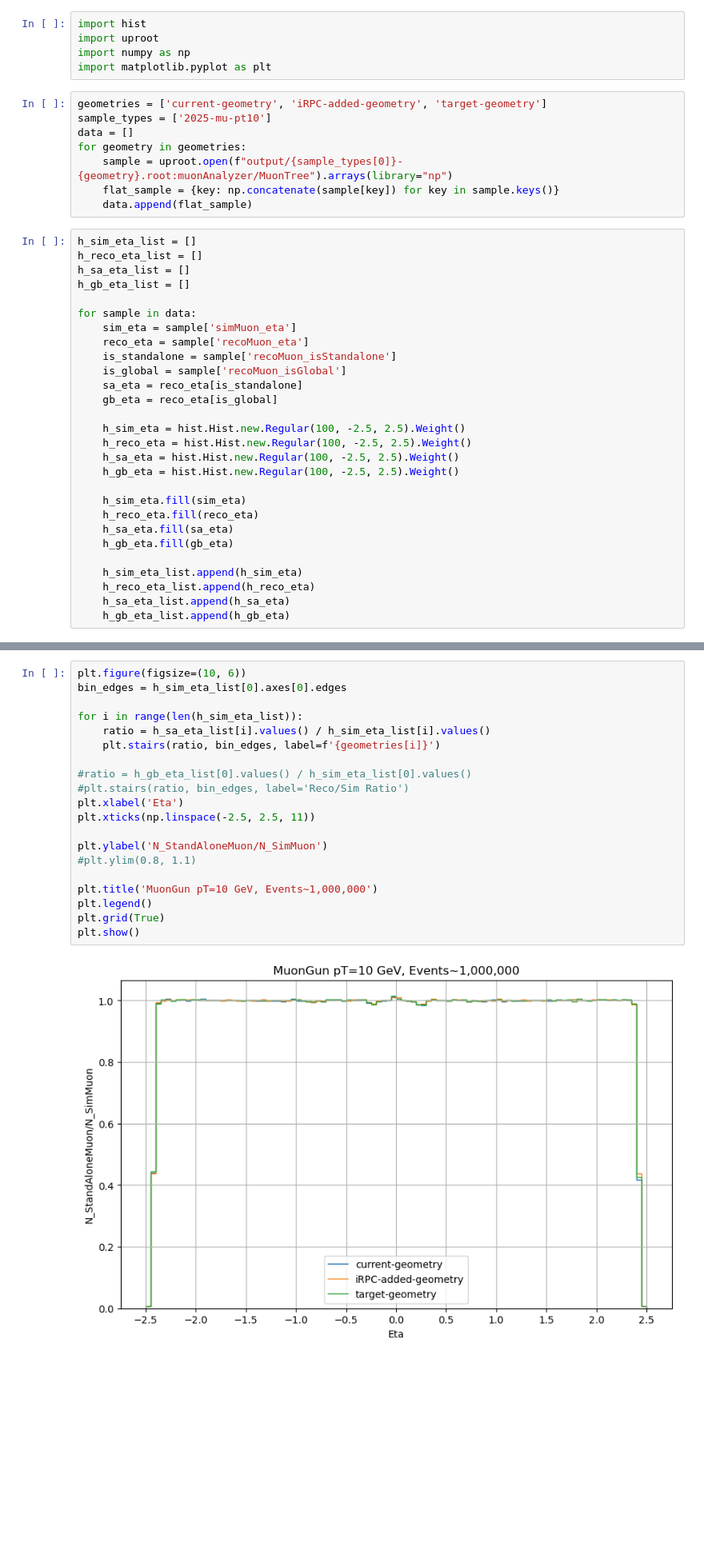
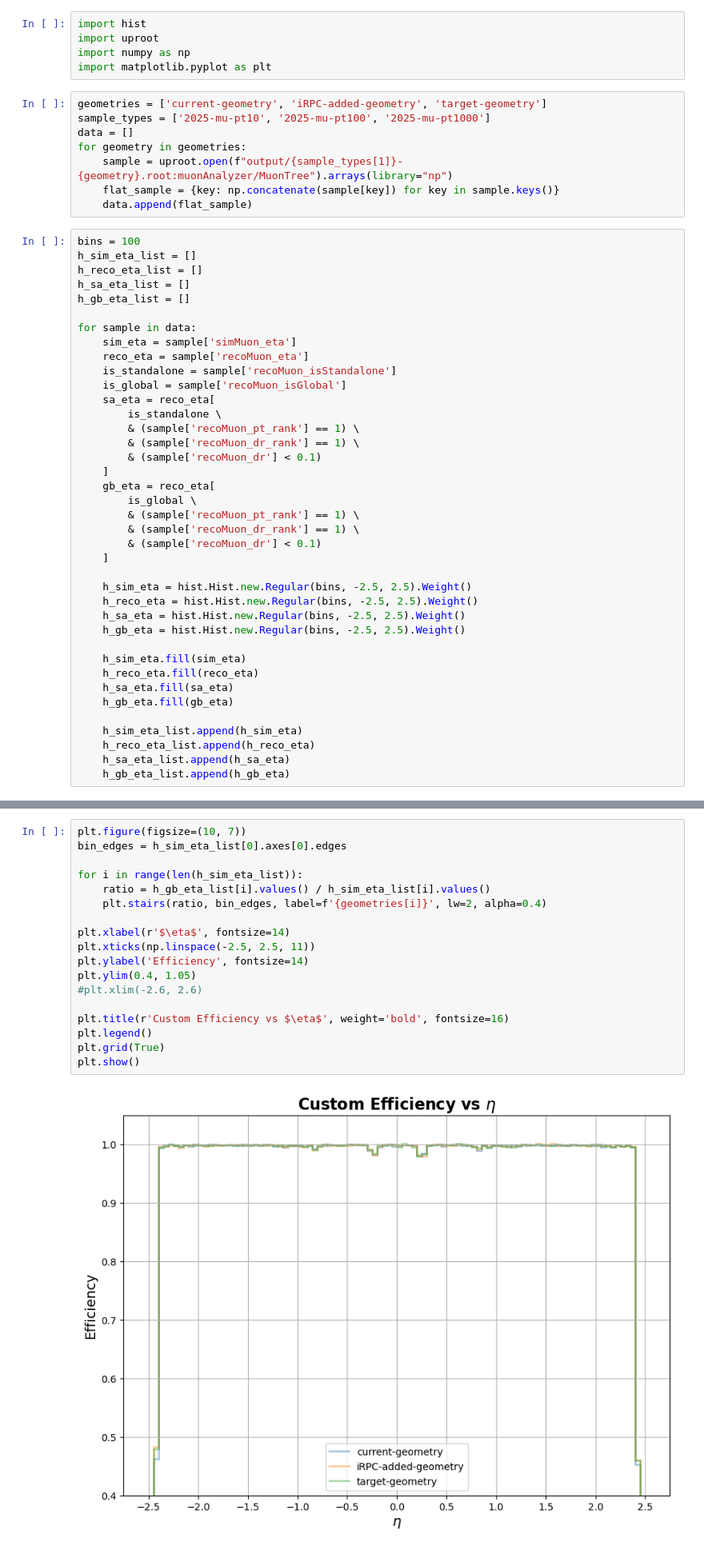
Before and after one commit to eigen1907/batch-condor, a Jupyter notebook: ui20/rpc-geom/muon-counting/plotting.ipynb, the cells around one changed output, grey strips where cells are left out. Shown: that part at 80% size. Cells and saved outputs as stored; diff of their text form; blank space fills up the shorter version.

```diff
--- a/ui20/rpc-geom/muon-counting/plotting.ipynb
+++ b/ui20/rpc-geom/muon-counting/plotting.ipynb
@@ -5,13 +5,14 @@ import numpy as np
 import matplotlib.pyplot as plt
 # %%
 geometries = ['current-geometry', 'iRPC-added-geometry', 'target-geometry']
-sample_types = ['2025-mu-pt10']
+sample_types = ['2025-mu-pt10', '2025-mu-pt100', '2025-mu-pt1000']
 data = []
 for geometry in geometries:
-    sample = uproot.open(f"output/{sample_types[0]}-{geometry}.root:muonAnalyzer/MuonTree").arrays(library="np")
+    sample = uproot.open(f"output/{sample_types[1]}-{geometry}.root:muonAnalyzer/MuonTree").arrays(library="np")
     flat_sample = {key: np.concatenate(sample[key]) for key in sample.keys()}
     data.append(flat_sample)
 # %%
+bins = 100
 h_sim_eta_list = []
 h_reco_eta_list = []
 h_sa_eta_list = []
@@ -22,13 +23,23 @@ for sample in data:
     reco_eta = sample['recoMuon_eta']
     is_standalone = sample['recoMuon_isStandalone']
     is_global = sample['recoMuon_isGlobal']
-    sa_eta = reco_eta[is_standalone]
-    gb_eta = reco_eta[is_global]
+    sa_eta = reco_eta[
+        is_standalone \
+        & (sample['recoMuon_pt_rank'] == 1) \
+        & (sample['recoMuon_dr_rank'] == 1) \
+        & (sample['recoMuon_dr'] < 0.1)
+    ]
+    gb_eta = reco_eta[
+        is_global \
+        & (sample['recoMuon_pt_rank'] == 1) \
+        & (sample['recoMuon_dr_rank'] == 1) \
+        & (sample['recoMuon_dr'] < 0.1)
+    ]
 
-    h_sim_eta = hist.Hist.new.Regular(100, -2.5, 2.5).Weight()
-    h_reco_eta = hist.Hist.new.Regular(100, -2.5, 2.5).Weight()
-    h_sa_eta = hist.Hist.new.Regular(100, -2.5, 2.5).Weight()
-    h_gb_eta = hist.Hist.new.Regular(100, -2.5, 2.5).Weight()
+    h_sim_eta = hist.Hist.new.Regular(bins, -2.5, 2.5).Weight()
+    h_reco_eta = hist.Hist.new.Regular(bins, -2.5, 2.5).Weight()
+    h_sa_eta = hist.Hist.new.Regular(bins, -2.5, 2.5).Weight()
+    h_gb_eta = hist.Hist.new.Regular(bins, -2.5, 2.5).Weight()
 
     h_sim_eta.fill(sim_eta)
     h_reco_eta.fill(reco_eta)
@@ -42,22 +77,20 @@ for sample in data:
 # %%
-plt.figure(figsize=(10, 6))
+plt.figure(figsize=(10, 7))
 bin_edges = h_sim_eta_list[0].axes[0].edges
 
 for i in range(len(h_sim_eta_list)):
-    ratio = h_sa_eta_list[i].values() / h_sim_eta_list[i].values()
-    plt.stairs(ratio, bin_edges, label=f'{geometries[i]}')
+    ratio = h_gb_eta_list[i].values() / h_sim_eta_list[i].values()
+    plt.stairs(ratio, bin_edges, label=f'{geometries[i]}', lw=2, alpha=0.4)
 
-#ratio = h_gb_eta_list[0].values() / h_sim_eta_list[0].values()
-#plt.stairs(ratio, bin_edges, label='Reco/Sim Ratio')
-plt.xlabel('Eta')
+plt.xlabel(r'$\eta$', fontsize=14)
 plt.xticks(np.linspace(-2.5, 2.5, 11))
+plt.ylabel('Efficiency', fontsize=14)
+plt.ylim(0.4, 1.05)
+#plt.xlim(-2.6, 2.6)
 
-plt.ylabel('N_StandAloneMuon/N_SimMuon')
-#plt.ylim(0.8, 1.1)
-
-plt.title('MuonGun pT=10 GeV, Events~1,000,000')
+plt.title(r'Custom Efficiency vs $\eta$', weight='bold', fontsize=16)
 plt.legend()
 plt.grid(True)
 plt.show()
 # %% [output]
-[figure, old version]
+[figure, new version]
```
Also changed, not shown: parts of 1 cell of this notebook, 22 other files.
